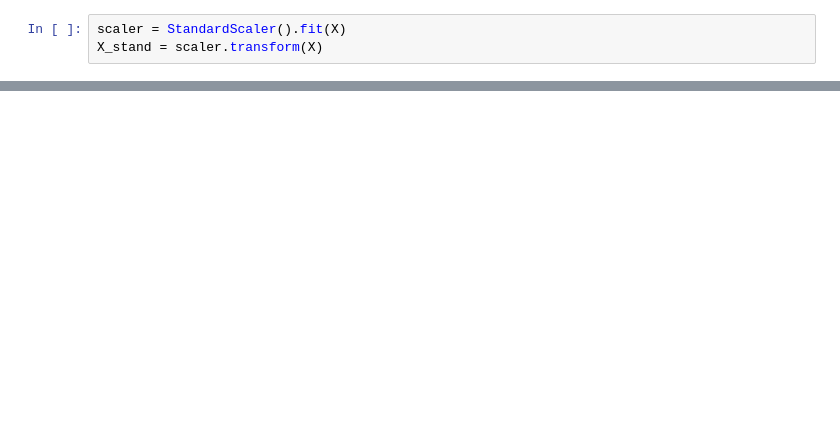
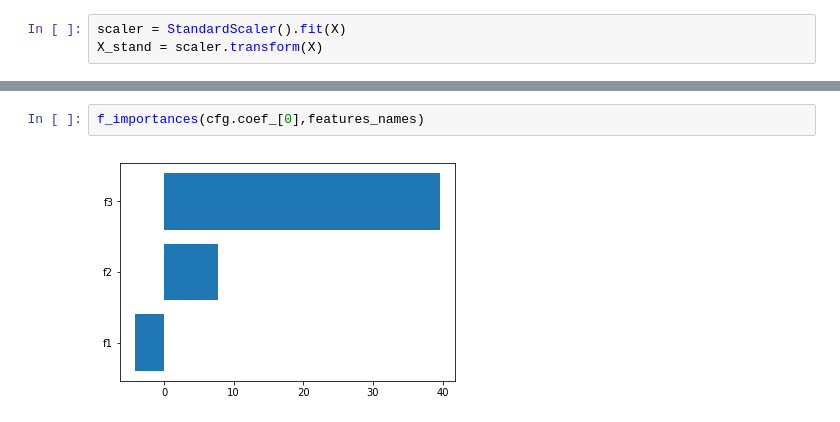
Before and after one commit to iamanik4/Python-Course-Assignment, a Jupyter notebook: 10. Behavior of Linear Models/8B_LR_SVM.ipynb, the cells around one changed output, grey strips where cells are left out. Drawn from its saved outputs; the diff is of its cells as text; blank space fills up the shorter version.

```diff
--- a/10. Behavior of Linear Models/8B_LR_SVM.ipynb
+++ b/10. Behavior of Linear Models/8B_LR_SVM.ipynb
@@ -99,0 +136,4 @@ cfg.coef_,cfg.intercept_
+# %%
+f_importances(cfg.coef_[0],features_names)
+# %% [output]
+[figure, added]
```
Also changed, not shown: parts of 11 cells of this notebook, 3 other files.
